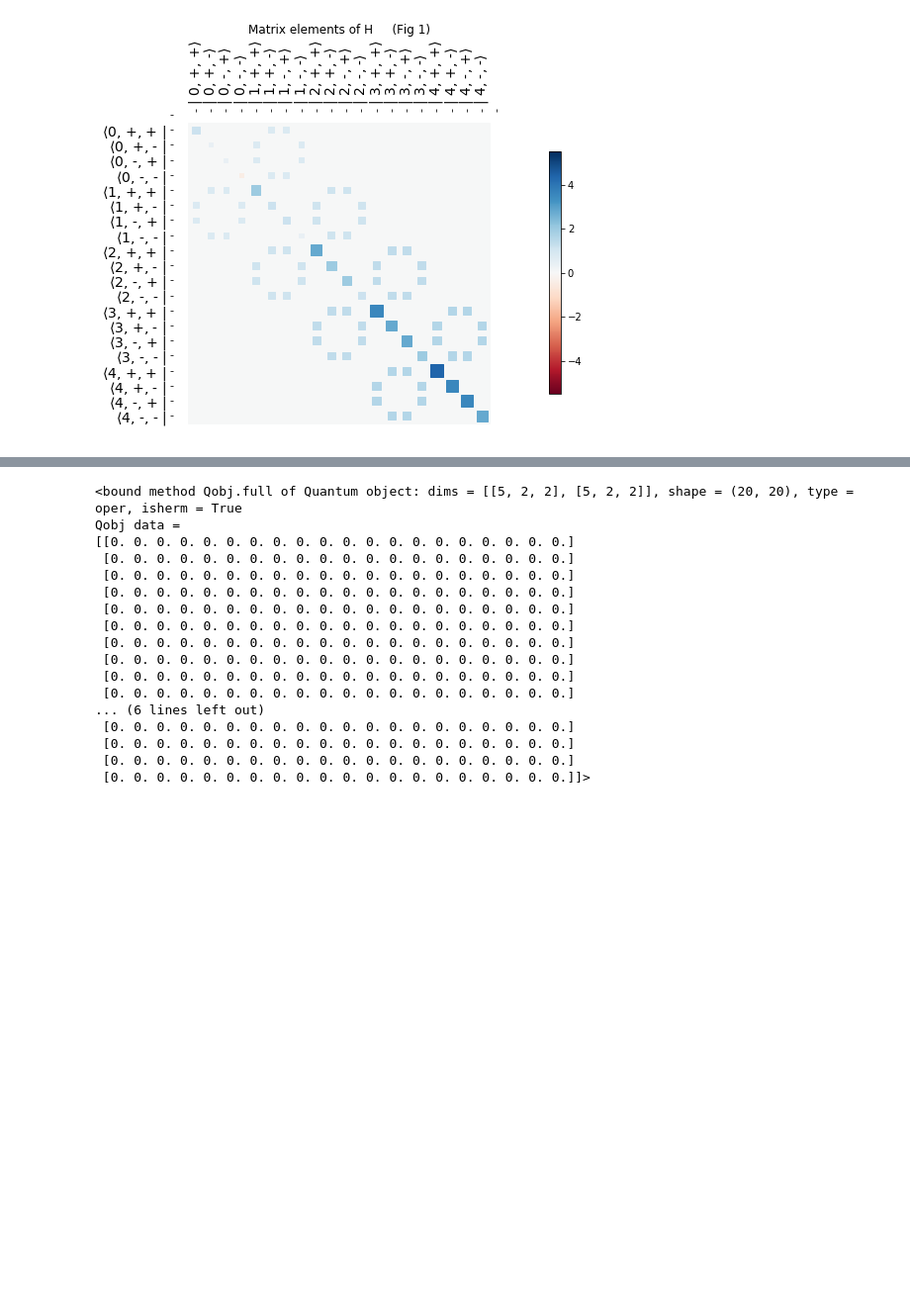
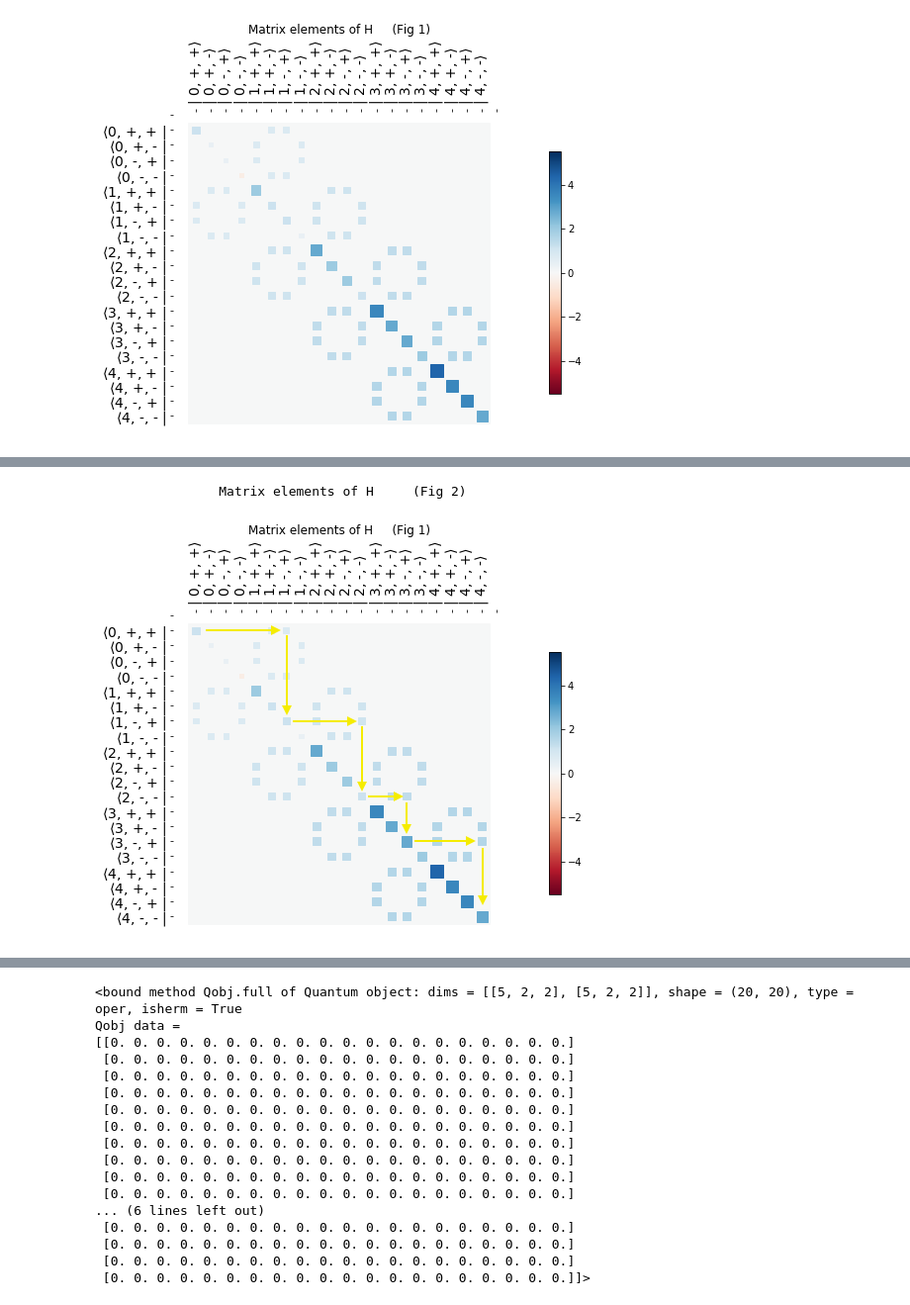
Before and after one commit to project-ida/two-state-quantum-systems, a Jupyter notebook: 05-excitation-transfer.ipynb, the cells around one changed output, grey strips where cells are left out. Shown: that part at 99% size. Cells and saved outputs as stored; diff of their text form; code cells hidden in the pictures; blank space fills up the shorter version.

```diff
--- a/05-excitation-transfer.ipynb
+++ b/05-excitation-transfer.ipynb
@@ -186 +180,7 @@ ax.set_title("Matrix elements of H     (Fig 1)");
+# %%
+print("                Matrix elements of H     (Fig 2)")
+Image(filename='./img/05-hinton-01.png')
+# %% [output]
+                Matrix elements of H     (Fig 2)
+[figure, added]
 # %% [markdown]
```
Also changed, not shown: parts of 43 cells of this notebook, 1 other file.
